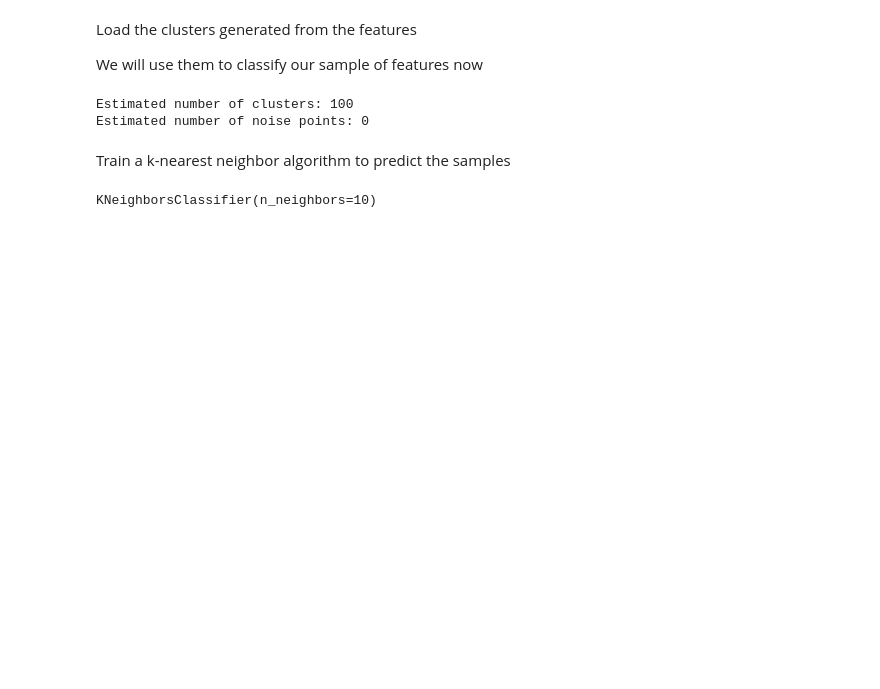
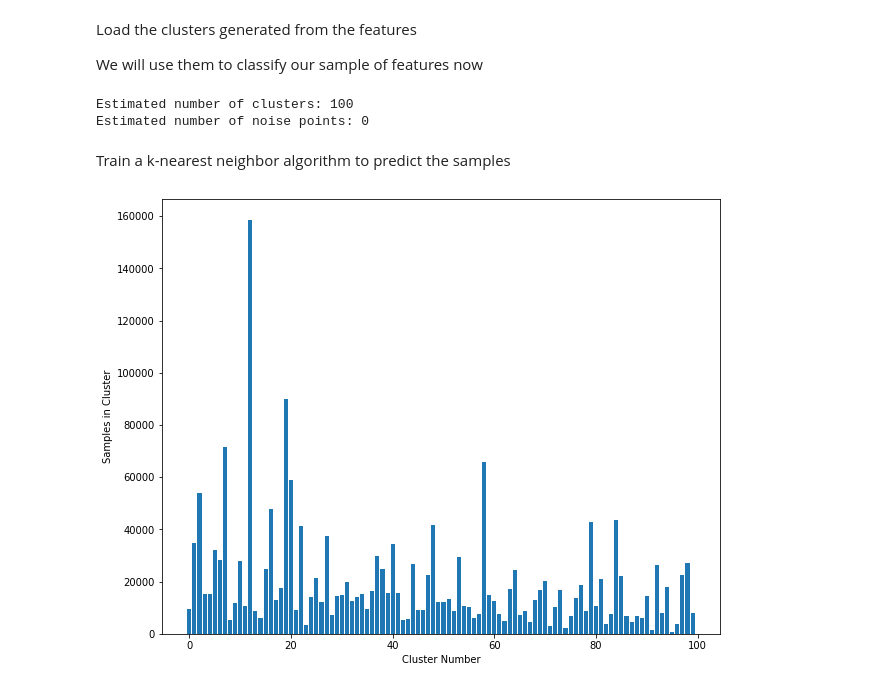
Before and after one commit to rajanisamir/Soundscape_analysis, a Jupyter notebook: Post_Processing/Find Cluster.ipynb, the cells around one changed output. Saved outputs shown, nothing was run; the diff lists cells and outputs as text; code cells hidden in the pictures; blank space fills up the shorter version.

```diff
--- a/Post_Processing/Find Cluster.ipynb
+++ b/Post_Processing/Find Cluster.ipynb
@@ -17,6 +17,5 @@ cluster_number = 0
 # %% [markdown]
 ## Bring all the features and file paths
 # %%
-features, file_paths, indices = bring_features_and_file_paths('/grand/projects/BirdAudio/Soundscapes/Features', sub_sample=0.99)
-#features, file_paths, indices = bring_features_and_file_paths('/grand/projects/BirdAudio/Soundscapes/Second_Features', sub_sample=0.1)
+features, file_paths, indices = bring_features_and_file_paths('/projects/MultiActiveAI/Samir_VICReg_Outputs/features_third_pass', sub_sample=0.99)
 # %% [output]
@@ -24,9 +23,19 @@ We have 100065 feature vectors.
 # %% [markdown]
 Now, we want to transform the features, scaling them and reducing their dimensionality
 # %%
-dim_red_model = load('/grand/projects/BirdAudio/Soundscapes/Clusters/ThirdClusters/dim_red_model')
-scale_model = load('/grand/projects/BirdAudio/Soundscapes/Clusters/ThirdClusters/scale_model')
+dim_red_model = load('/projects/MultiActiveAI/Samir_VICReg_Outputs/clusters_third_pass/dim_red_model')
+scale_model = load('/projects/MultiActiveAI/Samir_VICReg_Outputs/clusters_third_pass/scale_model')
 # %%
+print('We have {} feature vectors before removing indices.' .format(features.shape[0]))
+
+# exclude_indices = set(torch.load("/projects/MultiActiveAI/Samir_VICReg_Outputs/indices_first_pass/indices.pth"))
+# include_indices = [i for i in range(len(features)) if i not in exclude_indices]
+include_indices = torch.load("/projects/MultiActiveAI/Samir_VICReg_Outputs/indices_third_pass/include_indices.pth")
+
+features = features[include_indices]
+indices = indices[include_indices]
+file_paths = file_paths[include_indices]
 samples = transform_features(features, scale_model, dim_red_model)
-samples.shape
+
+print('We have {} feature vectors after removing indices.' .format(features.shape[0]))
 # %% [output]
@@ -61,5 +62,4 @@ Train a k-nearest neighbor algorithm to predict the samples
 # %%
 neigh = KNeighborsClassifier(n_neighbors=10)
 neigh.fit(vectors, labels)
+label_predictions = neigh.predict(samples)
-# %% [output]
-KNeighborsClassifier(n_neighbors=10)
@@ -66,5 +71,9 @@ KNeighborsClassifier(n_neighbors=10)
 # %%
-label_predictions=neigh.predict(samples)
-core_samples = np.zeros_like(label_predictions, dtype=bool)
-core_samples[label_predictions == cluster_number] = True
-n_noise_points = list(label_predictions).count(-1)
+cluster_counts = np.array(sorted(Counter(label_predictions).items()))
+fig, ax = plt.subplots(figsize=(10, 8))
+plt.bar(cluster_counts[:, 0], cluster_counts[:, 1])
+ax.set_xlabel("Cluster Number")
+ax.set_ylabel("Samples in Cluster")
+plt.show()
+# %% [output]
+[figure, added]
```
Also changed, not shown: parts of 13 cells of this notebook, 2 other files.
